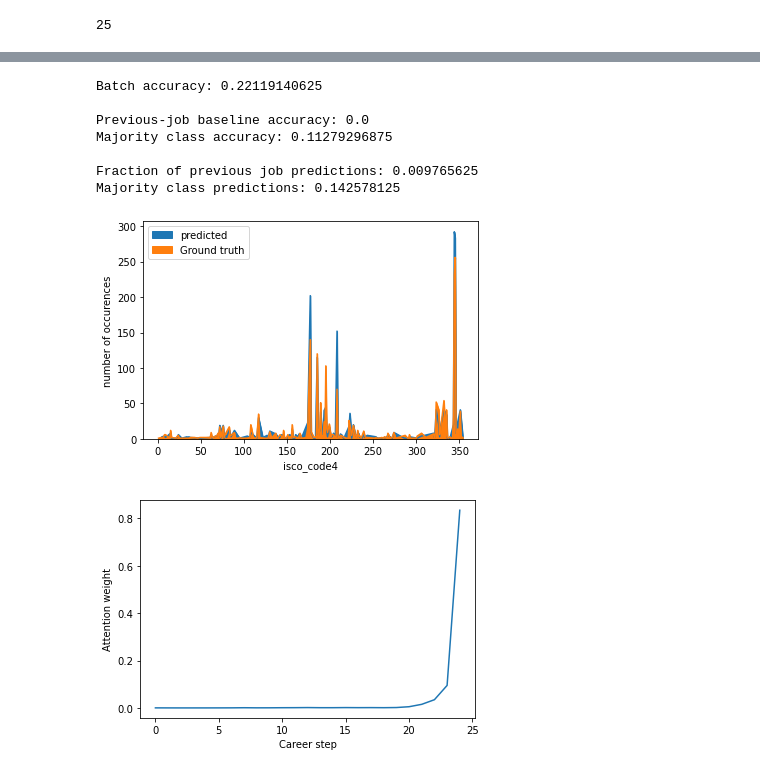
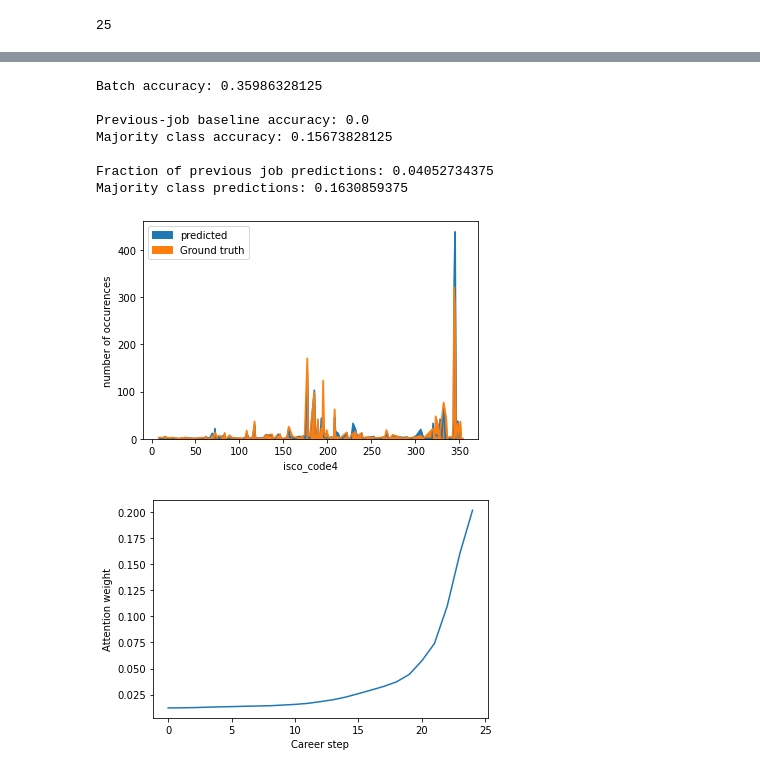
Before and after one commit to maxdata/MSc_thesis, a Jupyter notebook: Explainable/Explainable_CNN-LSTM.ipynb, the cells around one changed output, grey strips where cells are left out. Cells and saved outputs as stored; diff of their text form; code cells hidden in the pictures.

```diff
--- a/Explainable/Explainable_CNN-LSTM.ipynb
+++ b/Explainable/Explainable_CNN-LSTM.ipynb
@@ -582,6 +600,8 @@ def train_loop(model, trainloader, valloader, optimizer, scheduler, criterion, n
     training_losses = [6]
     test_losses = [6]
     accuracy = [0]
+
+    highest_performance = 0
 
     # Train the model
     for epoch in range(num_epochs):
@@ -595,7 +615,7 @@ def train_loop(model, trainloader, valloader, optimizer, scheduler, criterion, n
             career, job = career.to(device), job.to(device)
             optimizer.zero_grad()
 
-            outputs, weight = model(candidate, career)
+            outputs, weight, _ = model(candidate, career)
 
             # obtain the loss function
             loss = criterion(outputs, job)
@@ -626,6 +646,10 @@ def train_loop(model, trainloader, valloader, optimizer, scheduler, criterion, n
         results["training_loss"].append(training_loss)
         results["duration"].append(done)
 
+        if stats[0] > highest_performance:
+            torch.save(model.state_dict(), "../models/eCNN-LSTM_2.pt")
+            highest_performance = stats[0]
+
         scheduler.step()
 
         passed.append(epoch + 1)
@@ -655,7 +679,7 @@ def test_loop(dataloader, model, criterion):
     with torch.no_grad():
         for candidate, career, job in dataloader:
             career, job = career.to(device), job.to(device)
-            pred, weight = model(candidate, career)
+            pred, weight, _ = model(candidate, career)
 
             test_loss += criterion(pred, job).mean().item()
             acc1 += (pred.argmax(1) == job).type(torch.float).sum().item()
@@ -690,7 +714,7 @@ torch.cuda.empty_cache()
 # %%
 device = ("cuda:0" if torch.cuda.is_available() else "cpu")
 
-num_epochs = 15
+num_epochs = 10
 current = 0
 
 criterion = torch.nn.CrossEntropyLoss()
@@ -845,0 +870,19 @@ total
+# %%
+device = ("cuda:0" if torch.cuda.is_available() else "cpu")
+
+lstm = eLSTM(num_classes=num_classes + 1,
+             input_size=num_features,
+             hidden_size=1000,
+             num_layers=1,
+             dropout_prob=0,
+             skills=skills,
+             certs=certs,
+             licenses=licenses,
+             languages=languages,
+             addresses=addresses,
+             w2v=w2v,
+             address_embedding_size=25,
+             candidate_lengths=candidate_lens,
+             max_len=max_len)
+
+lstm.load_state_dict(torch.load("../models/eCNN-LSTM_2.pt"))
@@ -846,10 +911,13 @@ total
+# %%
+trainloader, valloader = create_loaders(to_fill, idxs, y, split_size=0.8,
+                                        weight_type=3, batch_size=2048)
 # %%
 # total.to_csv("../results/eCNN-LSTM-results_3.csv")
 # %%
 with torch.no_grad():
     for candidate, career, job in valloader:
         career, job = career.to(device), job.to(device)
-        pred, weight = lstm(candidate, career)
+        pred, weight, _ = lstm(candidate, career)
 
         print("Batch accuracy:", (pred.argmax(1) == job).type(torch.float).mean().item())
         print()
@@ -861,39 +929,39 @@ with torch.no_grad():
         print()
 
         print("Fraction of previous job predictions:", (pred.argmax(1) == previous_job).cpu().numpy().mean())
         print("Majority class predictions:", (pred.argmax(1) == majority_class).cpu().numpy().mean())
 
         b = pd.Series(Counter(pred.argmax(1).tolist()))
         b.sort_index().plot(kind="area", label="predicted")
 
         a = pd.Series(Counter(job.tolist()))
         a.sort_index().plot(kind="area", label="Ground truth")
 
         plt.xlabel("isco_code4")
         plt.ylabel("number of occurences")
         plt.legend()
 
         plt.show()
 
         # TODO: this now includes the last CNN layer
         a = weight.cpu().detach().numpy().mean(axis=0)
         plt.plot(a, label="average")
         # plt.plot(weights[0][np.random.choice(range(len(weights[0])))].cpu().detach().numpy(), label="random example")
         plt.xlabel("Career step")
         plt.ylabel("Attention weight")
         plt.show()
 
         break
 # %% [output]
-Batch accuracy: 0.22119140625
+Batch accuracy: 0.35986328125
 
 Previous-job baseline accuracy: 0.0
-Majority class accuracy: 0.11279296875
+Majority class accuracy: 0.15673828125
 
-Fraction of previous job predictions: 0.009765625
-Majority class predictions: 0.142578125
+Fraction of previous job predictions: 0.04052734375
+Majority class predictions: 0.1630859375
-[figure, old version]
+[figure, new version]
-[figure, old version]
+[figure, new version]
 # %%
 b = weight.cpu().detach().numpy()
 
```
Also changed, not shown: parts of 20 cells of this notebook, 20 other files.
